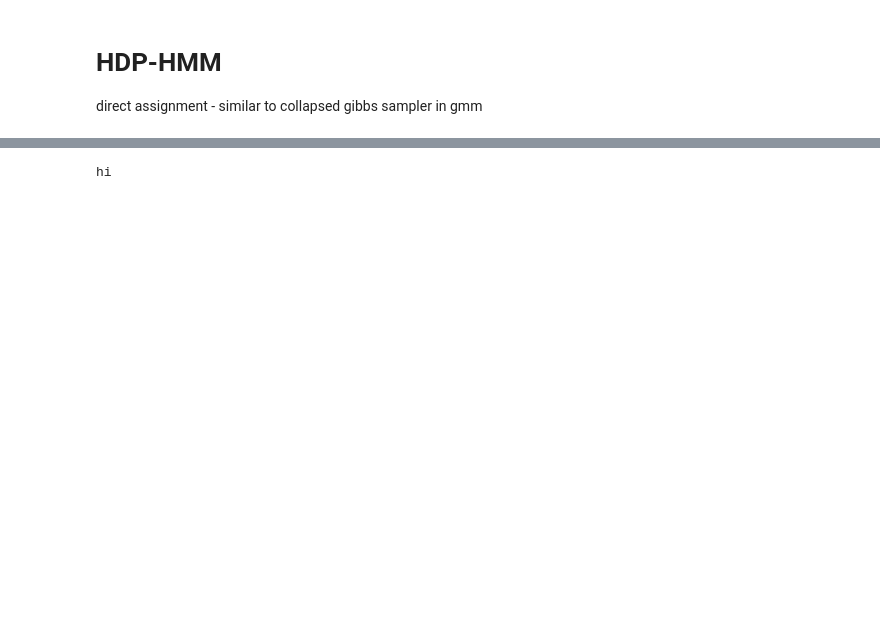
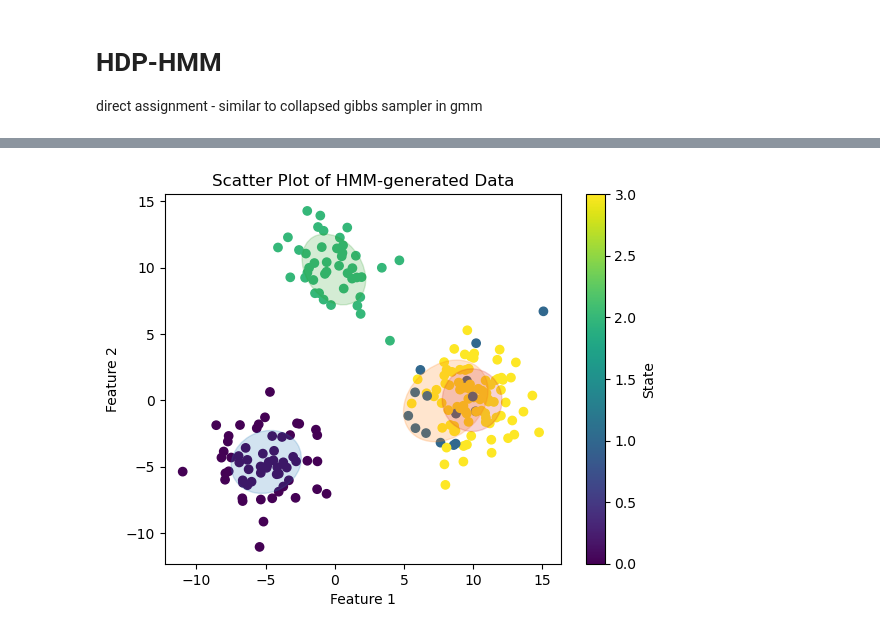
Before and after one commit to Davidjames9610/ubm, a Jupyter notebook: tuts/bhmm/hdp_hmm_tut2.ipynb, the cells around one changed output, grey strips where cells are left out. Cells and saved outputs as stored; diff of their text form; code cells hidden in the pictures; blank space fills up the shorter version.

```diff
--- a/tuts/bhmm/hdp_hmm_tut2.ipynb
+++ b/tuts/bhmm/hdp_hmm_tut2.ipynb
@@ -54,5 +54,10 @@ N_FT = "n_ft"
 
 # Convergence
 ARI = 'ari'
+LL = 'll'
+MU_TRACE = 'mu_trace'
+SIGMA_TRACE = 'sigma_trace'
+PIE_TRACE = "pie_trace"
+A_TRACE = "A_trace"
 # %%
 import math
@@ -769,4 +651,4 @@ Updated Variance (sigma_n_squared): 1.4999993250004555
-# %%
-print('hi')
-# %% [output]
-hi
+# %%
+plot_hmm.plot_hmm_data(loaded_data, my_hmm.Z, my_hmm.K, fit_vars[2], fit_vars[3])
+# %% [output]
+[figure, added]
```
Also changed, not shown: parts of 9 cells of this notebook.
